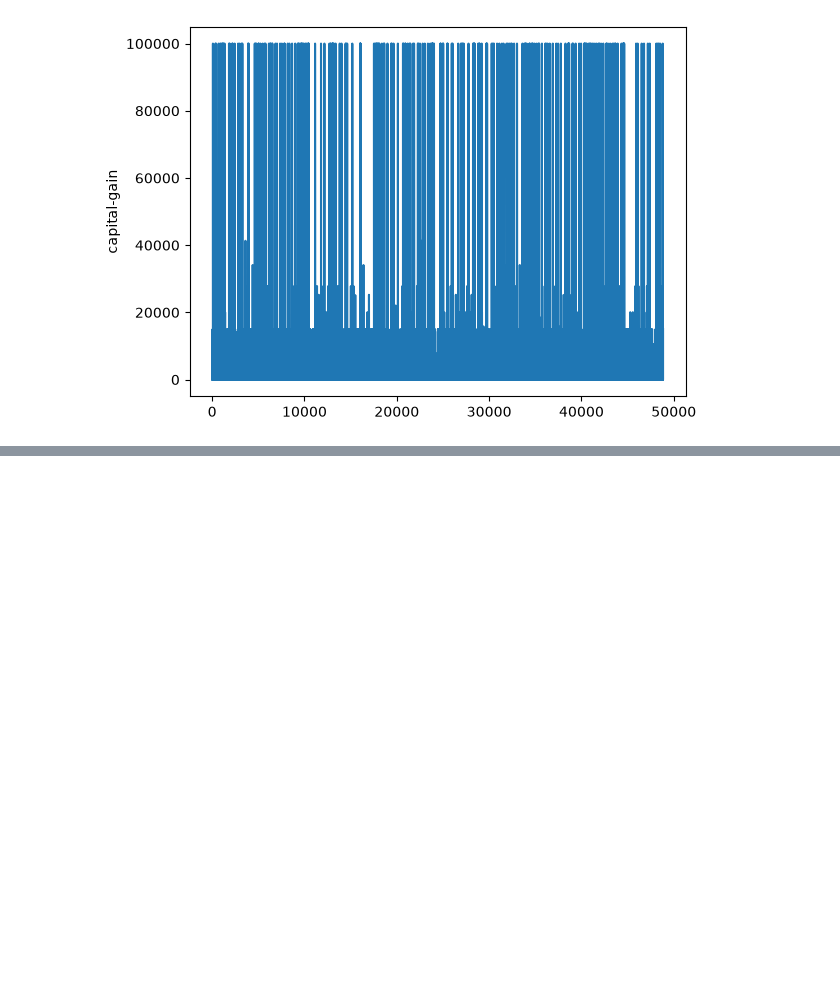
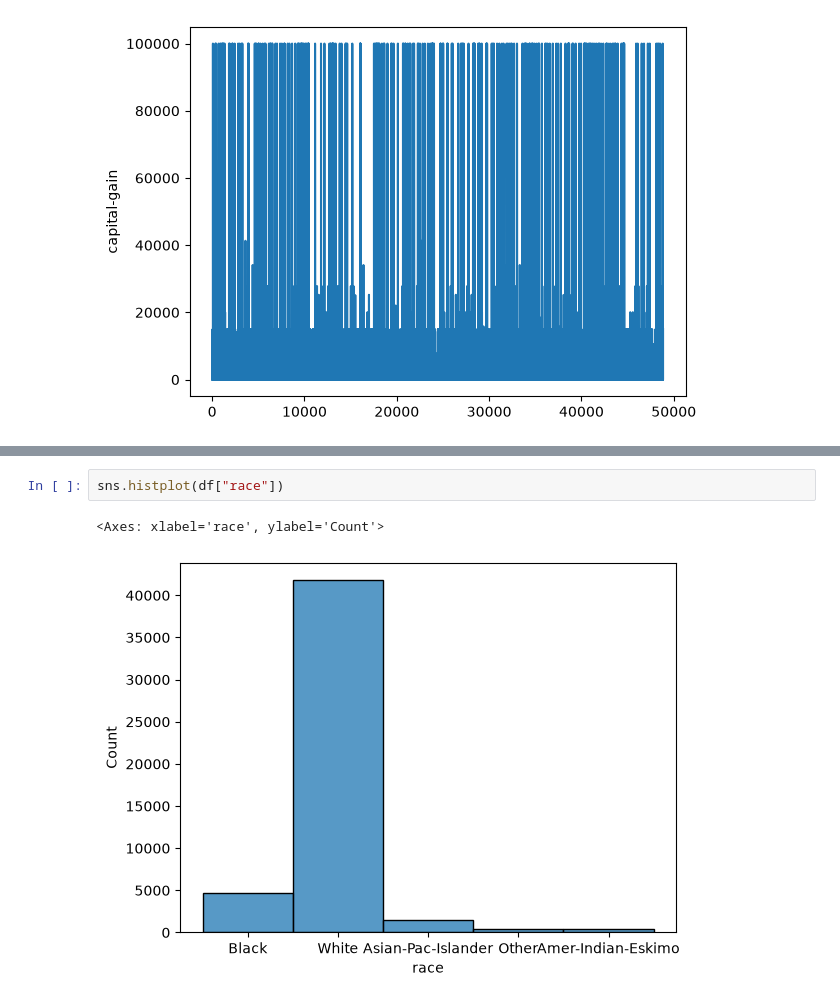
Before and after one commit to Ragim-Xtha/Core-Data-Science, a Jupyter notebook: basic-data-analysis/analysis8/adult_income_analysis.ipynb, the cells around one changed output, grey strips where cells are left out. Saved outputs shown, nothing was run; the diff lists cells and outputs as text; blank space fills up the shorter version.

Commit message:
Race Visualize

```diff
--- a/basic-data-analysis/analysis8/adult_income_analysis.ipynb
+++ b/basic-data-analysis/analysis8/adult_income_analysis.ipynb
@@ -241,0 +251,5 @@ sns.lineplot(df["capital-gain"])
+# %%
+sns.histplot(df["race"])
+# %% [output]
+<Axes: xlabel='race', ylabel='Count'>
+[figure, added]
```
Also changed, not shown: parts of 1 cell of this notebook.
